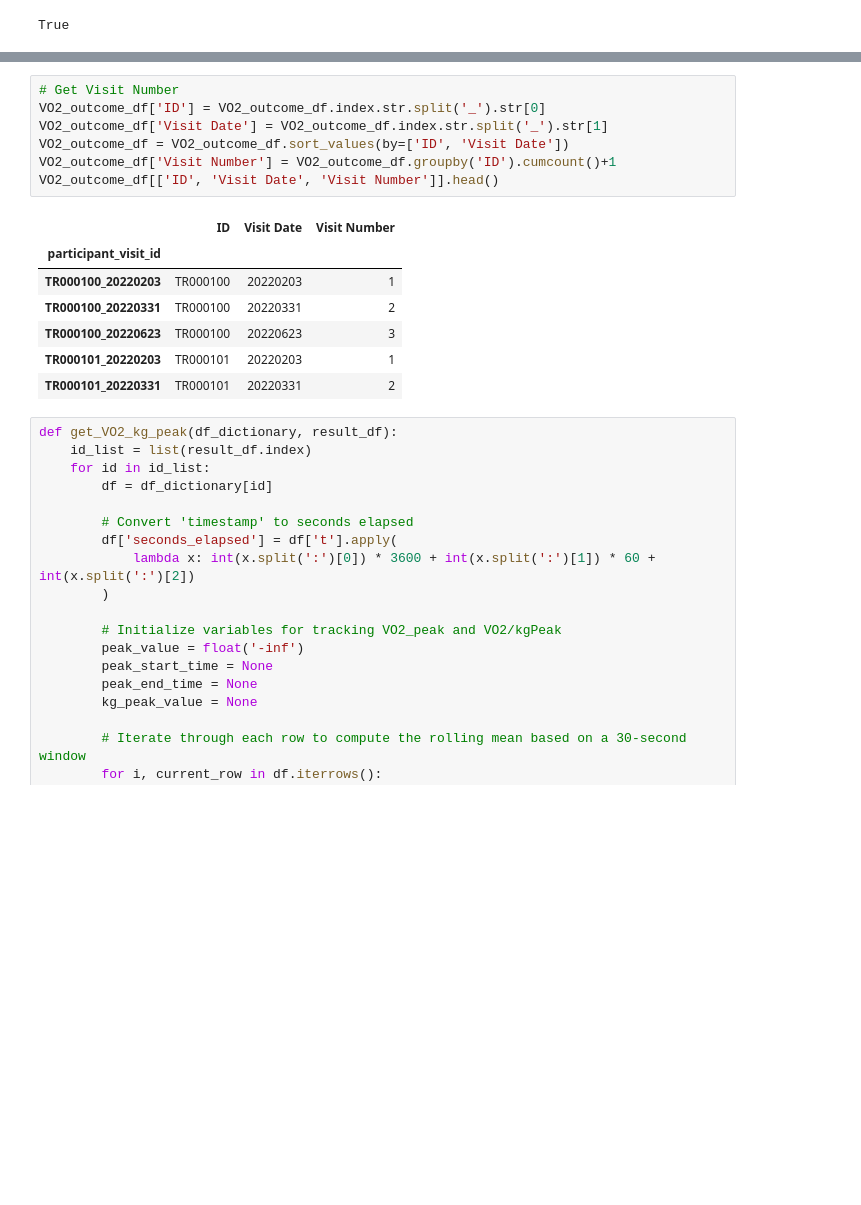
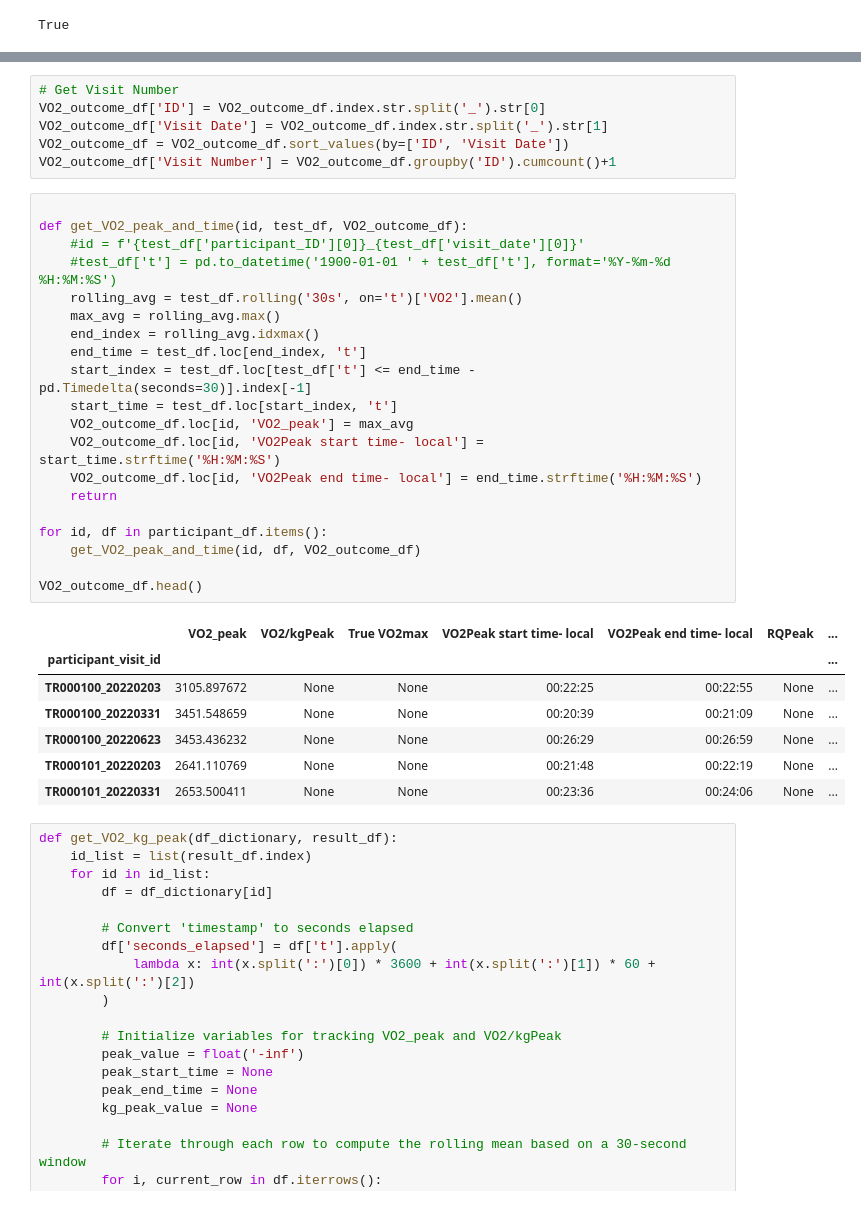
Before and after one commit to myschne/SI485Project, a Jupyter notebook: MIPACEFeatExt.ipynb, the cells around one changed output, grey strips where cells are left out. Saved outputs shown, nothing was run; the diff lists cells and outputs as text; blank space fills up the shorter version.

```diff
--- a/MIPACEFeatExt.ipynb
+++ b/MIPACEFeatExt.ipynb
@@ -224,15 +139,34 @@ VO2_outcome_df['ID'] = VO2_outcome_df.index.str.split('_').str[0]
 VO2_outcome_df['Visit Date'] = VO2_outcome_df.index.str.split('_').str[1]
 VO2_outcome_df = VO2_outcome_df.sort_values(by=['ID', 'Visit Date'])
 VO2_outcome_df['Visit Number'] = VO2_outcome_df.groupby('ID').cumcount()+1
-VO2_outcome_df[['ID', 'Visit Date', 'Visit Number']].head()
-# %% [output]
-|  | ID | Visit Date | Visit Number |
-| participant_visit_id |  |  |  |
-| TR000100_20220203 | TR000100 | 20220203 | 1 |
-| TR000100_20220331 | TR000100 | 20220331 | 2 |
-| TR000100_20220623 | TR000100 | 20220623 | 3 |
-| TR000101_20220203 | TR000101 | 20220203 | 1 |
-| TR000101_20220331 | TR000101 | 20220331 | 2 |
+# %%
+
+def get_VO2_peak_and_time(id, test_df, VO2_outcome_df):
+    #id = f'{test_df['participant_ID'][0]}_{test_df['visit_date'][0]}'
+    #test_df['t'] = pd.to_datetime('1900-01-01 ' + test_df['t'], format='%Y-%m-%d %H:%M:%S')
+    rolling_avg = test_df.rolling('30s', on='t')['VO2'].mean()
+    max_avg = rolling_avg.max()
+    end_index = rolling_avg.idxmax()
+    end_time = test_df.loc[end_index, 't']
+    start_index = test_df.loc[test_df['t'] <= end_time - pd.Timedelta(seconds=30)].index[-1]
+    start_time = test_df.loc[start_index, 't']
+    VO2_outcome_df.loc[id, 'VO2_peak'] = max_avg
+    VO2_outcome_df.loc[id, 'VO2Peak start time- local'] = start_time.strftime('%H:%M:%S')
+    VO2_outcome_df.loc[id, 'VO2Peak end time- local'] = end_time.strftime('%H:%M:%S')
+    return
+
+for id, df in participant_df.items():
+    get_VO2_peak_and_time(id, df, VO2_outcome_df)
+
+VO2_outcome_df.head()
+# %% [output]
+|  | VO2_peak | VO2/kgPeak | True VO2max | VO2Peak start time- local | VO2Peak end time- local | RQPeak | ... |
+| participant_visit_id |  |  |  |  |  |  | ... |
+| TR000100_20220203 | 3105.897672 | None | None | 00:22:25 | 00:22:55 | None | ... |
+| TR000100_20220331 | 3451.548659 | None | None | 00:20:39 | 00:21:09 | None | ... |
+| TR000100_20220623 | 3453.436232 | None | None | 00:26:29 | 00:26:59 | None | ... |
+| TR000101_20220203 | 2641.110769 | None | None | 00:21:48 | 00:22:19 | None | ... |
+| TR000101_20220331 | 2653.500411 | None | None | 00:23:36 | 00:24:06 | None | ... |
 # %%
 def get_VO2_kg_peak(df_dictionary, result_df):
     id_list = list(result_df.index)
```
Also changed, not shown: parts of 7 cells of this notebook.
